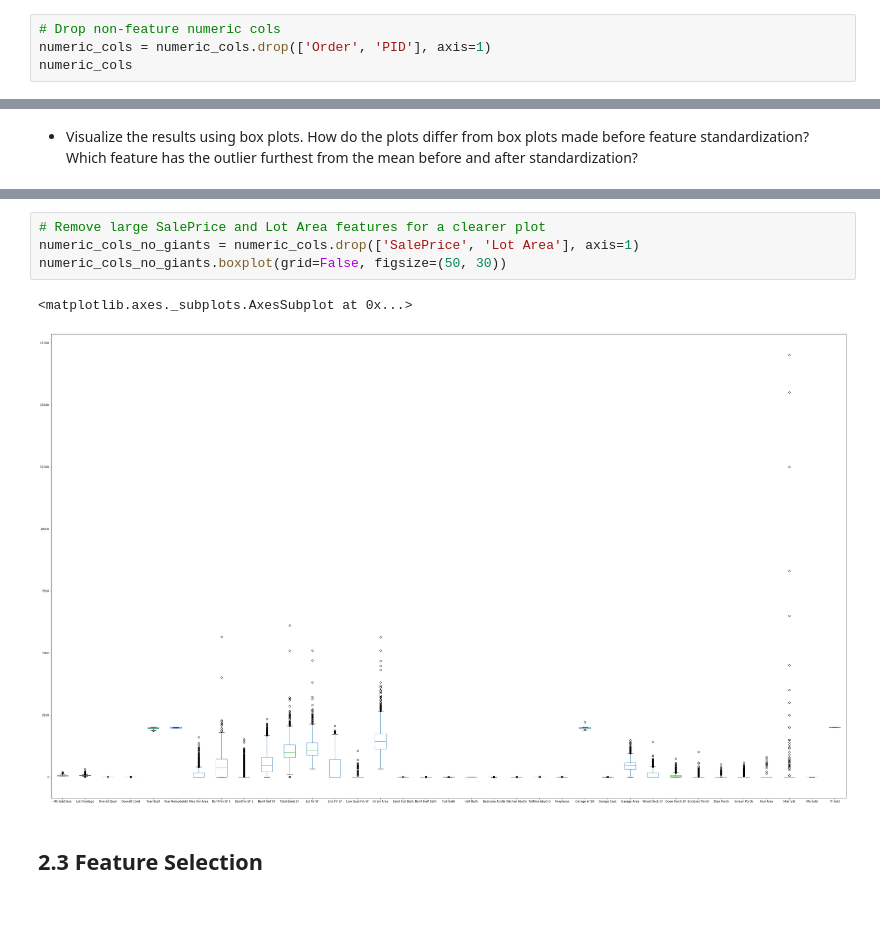
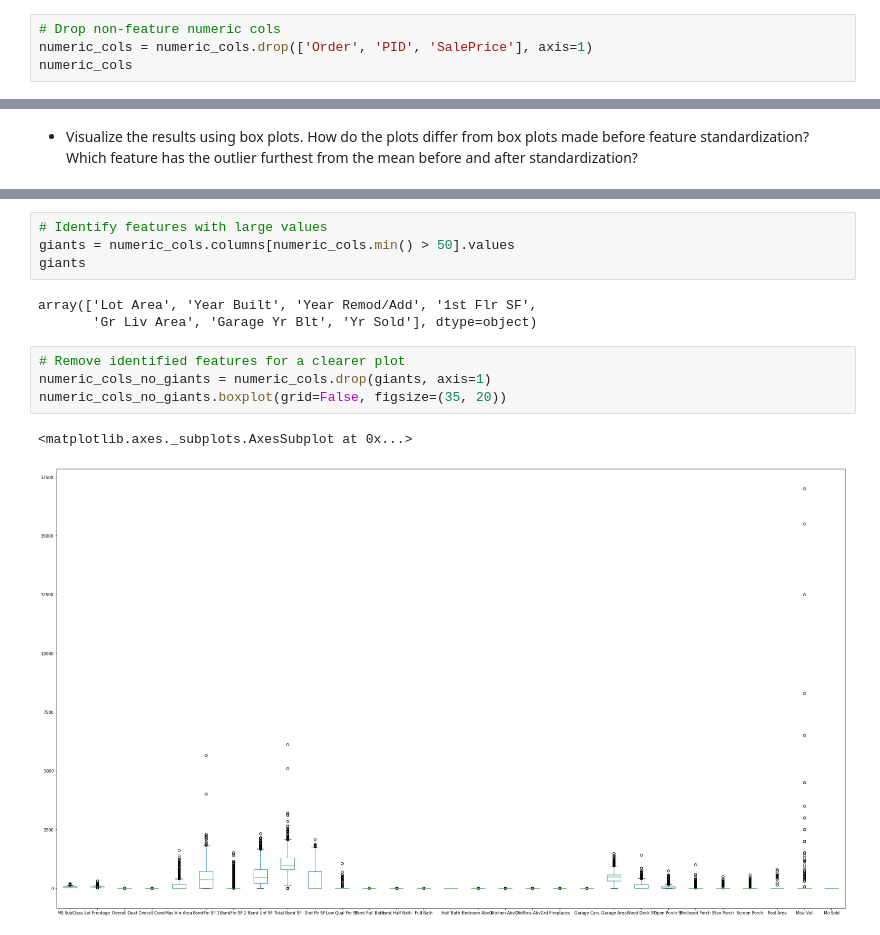
Before and after one commit to run-cmw/data-mining-practice, a Jupyter notebook: assignment2-wells.ipynb, the cells around one changed output, grey strips where cells are left out. Saved outputs shown, nothing was run; the diff lists cells and outputs as text.

```diff
--- a/assignment2-wells.ipynb
+++ b/assignment2-wells.ipynb
@@ -168,7 +168,7 @@ numeric_cols
 2930 rows × 39 columns
 # %%
 # Drop non-feature numeric cols
-numeric_cols = numeric_cols.drop(['Order', 'PID'], axis=1)
+numeric_cols = numeric_cols.drop(['Order', 'PID', 'SalePrice'], axis=1)
 numeric_cols
 # %% [output]
 |  | MS SubClass | Lot Frontage | Lot Area | Overall Qual | Overall Cond | Year Built | Year Remod/Add | ... |
@@ -271,9 +271,14 @@ numeric_cols.boxplot(grid=False, figsize=(50, 30))
+# %%
+# Identify features with large values
+giants = numeric_cols.columns[numeric_cols.min() > 50].values
+giants
+# %% [output]
+array(['Lot Area', 'Year Built', 'Year Remod/Add', '1st Flr SF',
+       'Gr Liv Area', 'Garage Yr Blt', 'Yr Sold'], dtype=object)
 # %%
-# Remove large SalePrice and Lot Area features for a clearer plot
-numeric_cols_no_giants = numeric_cols.drop(['SalePrice', 'Lot Area'], axis=1)
-numeric_cols_no_giants.boxplot(grid=False, figsize=(50, 30))
+# Remove identified features for a clearer plot
+numeric_cols_no_giants = numeric_cols.drop(giants, axis=1)
+numeric_cols_no_giants.boxplot(grid=False, figsize=(35, 20))
 # %% [output]
 <matplotlib.axes._subplots.AxesSubplot at 0x...>
-[figure, old version]
+[figure, new version]
-# %% [markdown]
-## 2.3 Feature Selection
```
Also changed, not shown: parts of 10 cells of this notebook.
